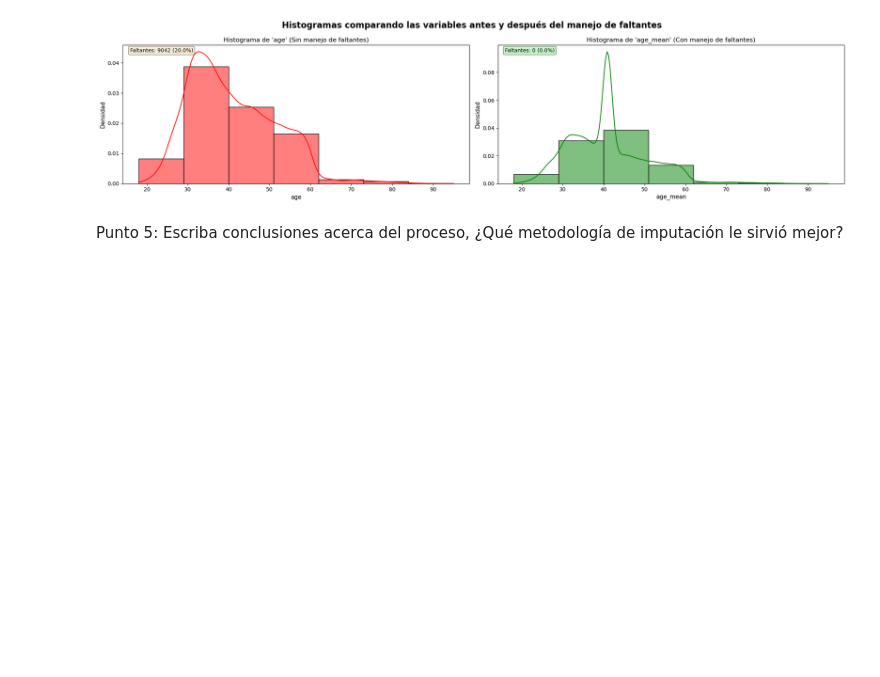
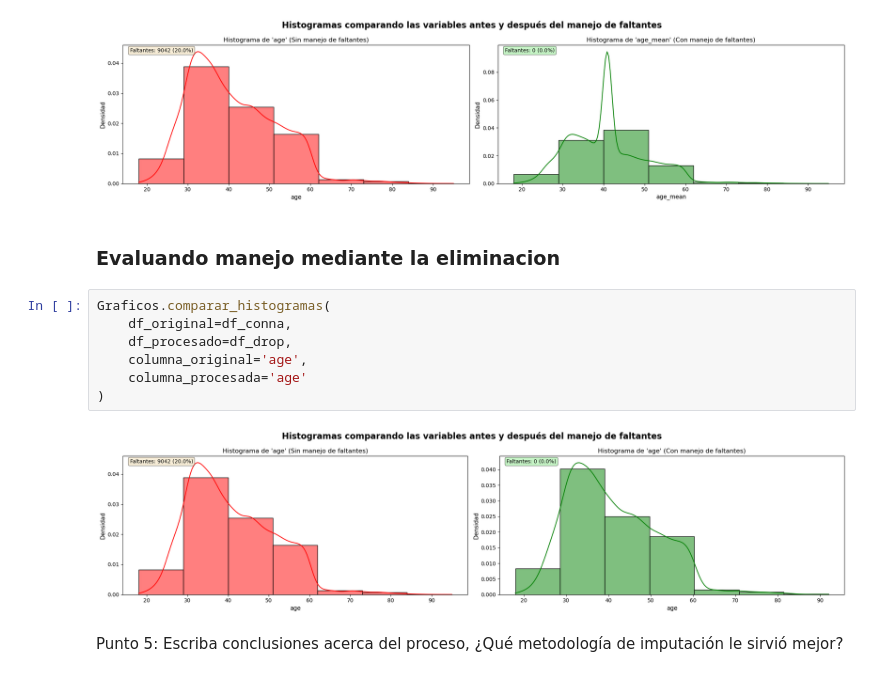
Before and after one commit to TheMaorba/DataMining, a Jupyter notebook: Tarea2/Tarea2.ipynb, the cells around one changed output. Saved outputs shown, nothing was run; the diff lists cells and outputs as text; blank space fills up the shorter version.

```diff
--- a/Tarea2/Tarea2.ipynb
+++ b/Tarea2/Tarea2.ipynb
@@ -203,6 +221,17 @@ Graficos.comparar_histogramas(
 )
 # %% [output]
 [figure]
+# %% [markdown]
+### Evaluando manejo mediante la eliminacion
+# %%
+Graficos.comparar_histogramas(
+    df_original=df_conna,
+    df_procesado=df_drop,
+    columna_original='age',
+    columna_procesada='age'
+)
+# %% [output]
+[figure, added]
 # %% [markdown]
 Punto 5: Escriba conclusiones acerca del proceso, ¿Qué metodología de imputación le sirvió mejor?
 # %% [markdown]
```
Also changed, not shown: parts of 24 cells of this notebook, 1 other file.
